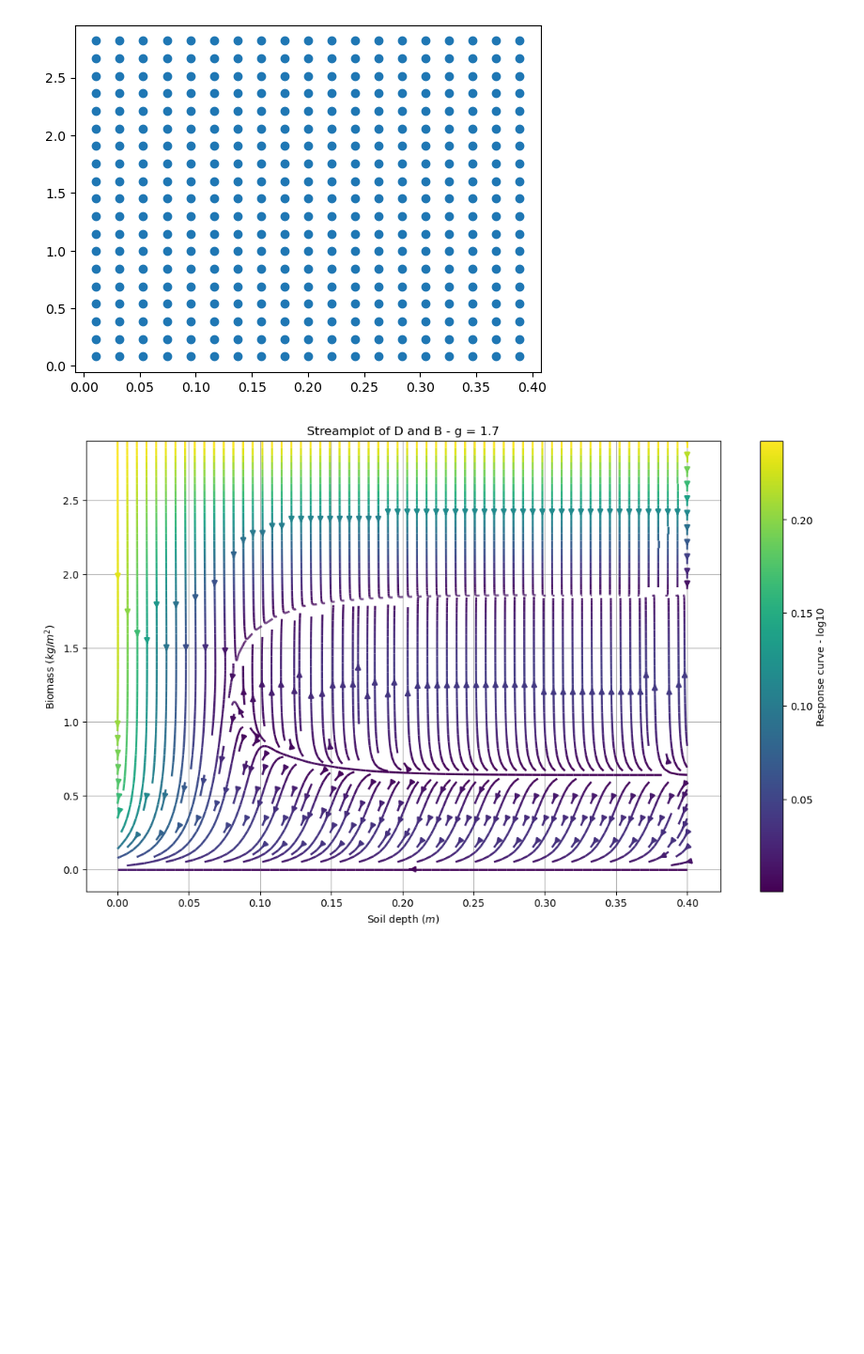
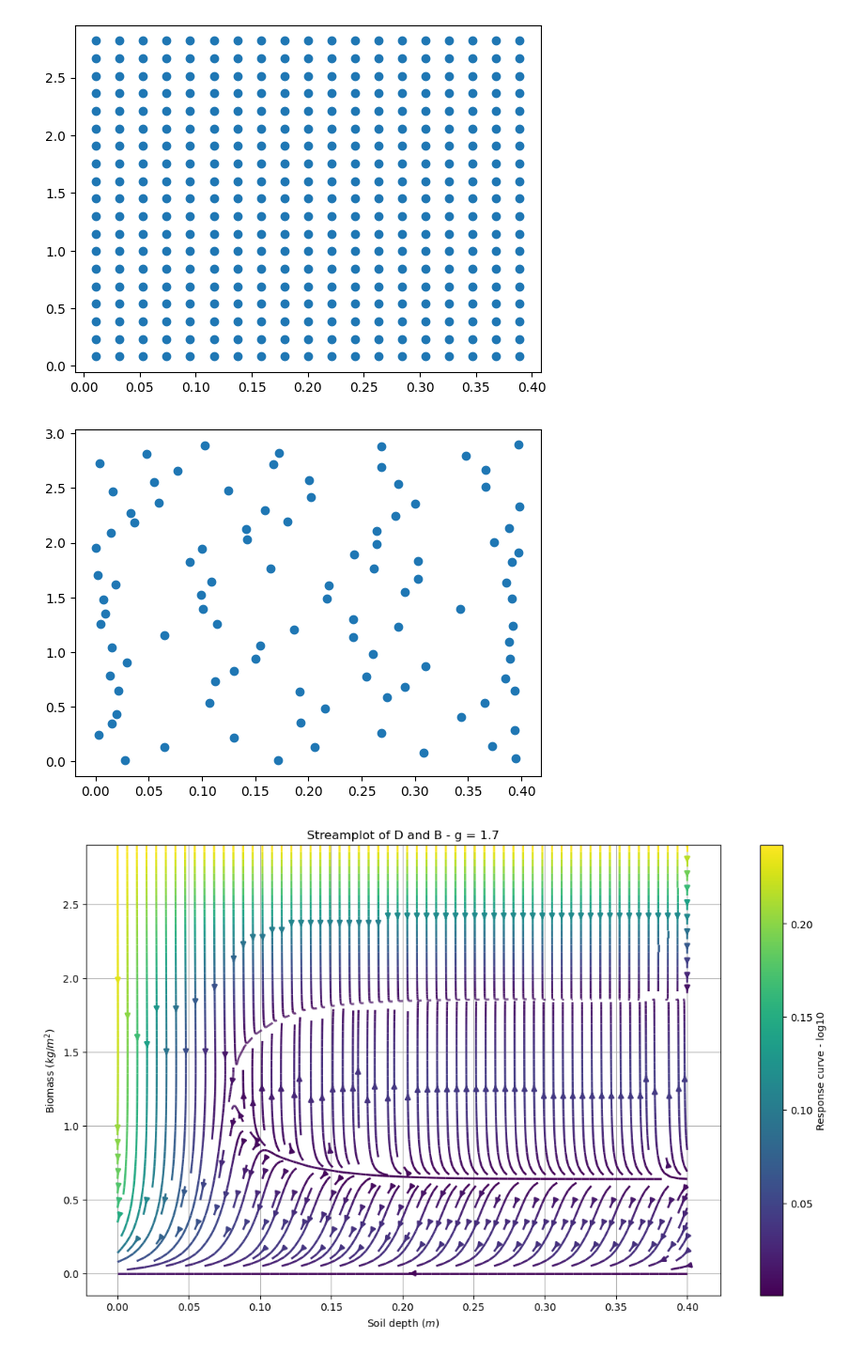
Before and after one commit to darkraisisi/sampling_hillslope_surrogate, a Jupyter notebook: experiments.ipynb, the cells around one changed output. Shown at 94% size. Saved outputs shown, nothing was run; the diff lists cells and outputs as text; code cells hidden in the pictures; blank space fills up the shorter version.

```diff
--- a/experiments.ipynb
+++ b/experiments.ipynb
@@ -312,6 +315,12 @@ plt.plot(D_grid_sparse, B_grid_sparse, "o")
 plt.show()
 # %% [output]
 [figure]
+# %%
+D_gfp, B_gfp = GREEDYFP.sample_stack([(0, D_lim), (0, B_lim)], 100, scale=5, refresh_count=20)
+plt.plot(D_gfp, B_gfp, "o")
+plt.show()
+# %% [output]
+[figure, added]
 # %%
 # Run miminal model
 dB_dt, dD_dt = mm.step(B_grid_fill, D_grid_fill, g, warm_up=0)
```
Also changed, not shown: parts of 11 cells of this notebook, 4 other files.
